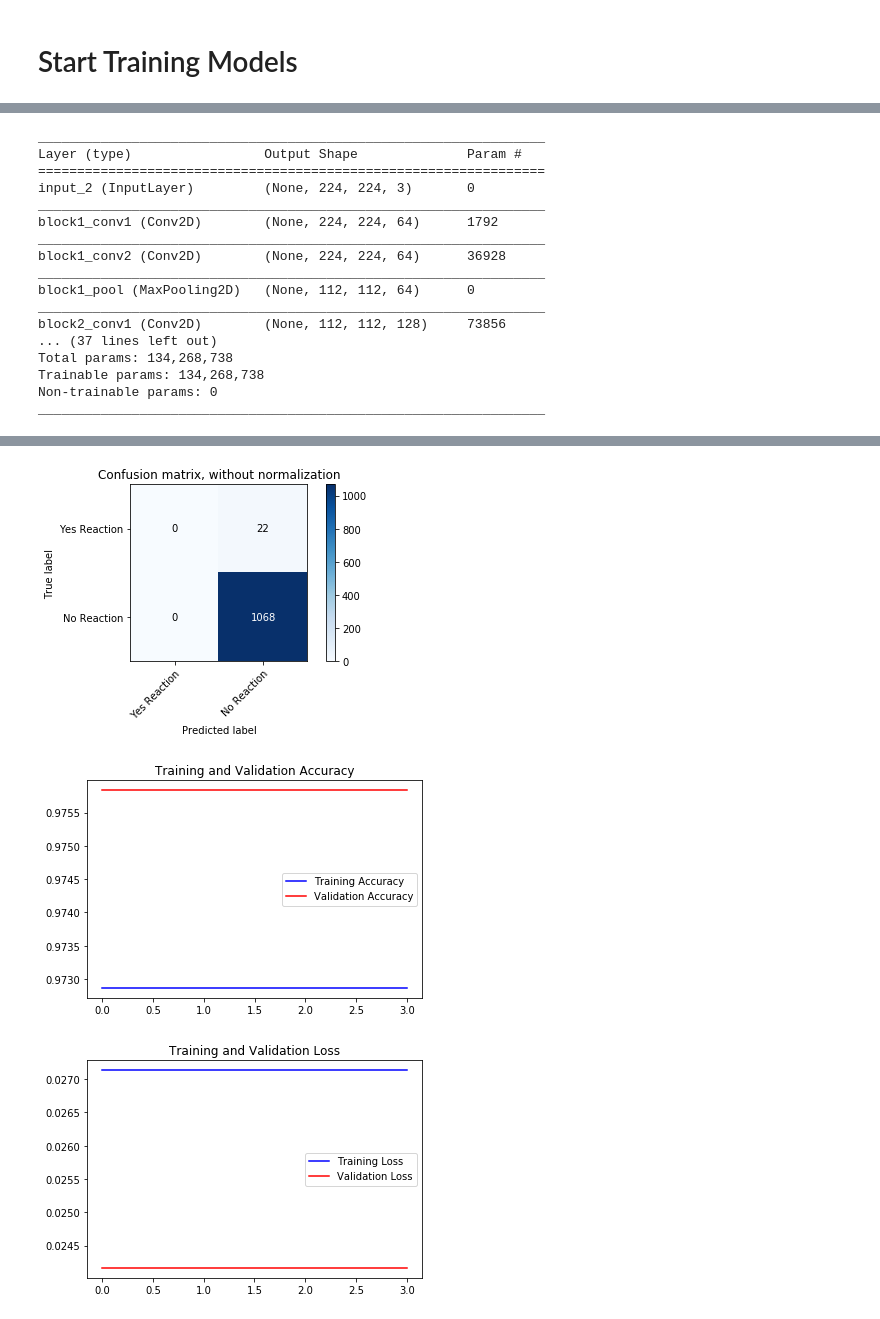
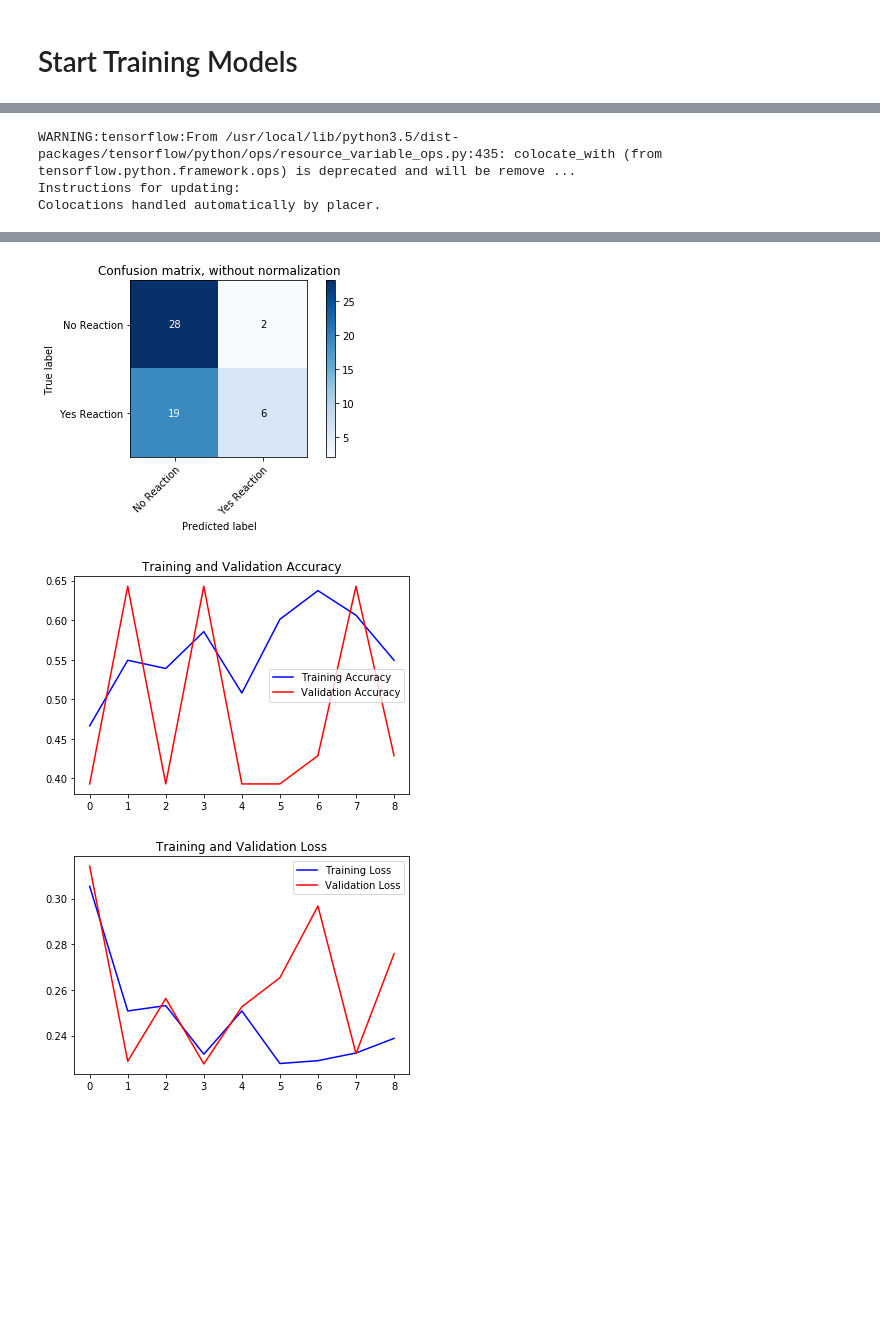
Before and after one commit to NanditaDamaraju/allergyDetection, a Jupyter notebook: ML Pipeline.ipynb, the cells around one changed output, grey strips where cells are left out. Drawn from its saved outputs; the diff is of its cells as text; code cells hidden in the pictures; blank space fills up the shorter version.

Commit message:
Balanced class distribution, running new models

```diff
--- a/ML Pipeline.ipynb
+++ b/ML Pipeline.ipynb
@@ -168,3 +211,13 @@ aug_labels = np.load('labels_np_array.npy')
+# %%
+# one how encode the labels for training
+num_labels = aug_labels.shape[0]
+one_hot_labels = np.zeros((num_labels,2))
+
+for i in range(num_labels):
+    if aug_labels[i] == 0:
+        one_hot_labels[i,:] = [1, 0]
+    else:
+        one_hot_labels[i,:] = [0, 1]
 # %%
 # Split into training, validation, and test sets
 # Note: We have to switch the order of the dimensions of the images so scikit can split it properly
@@ -172,7 +225,7 @@ aug_labels = np.load('labels_np_array.npy')
 # Note: This will automatically shuffle the data before splitting it
 # Here we are splitting 70% for training and 20% for testing and 10% for validation
 # We have to use train_test_split twice in order to trick it into splitting off a validation set, too
-imgs_train, imgs_test, labels_train, labels_test = train_test_split(np.rollaxis(aug_imgs, 3), aug_labels, test_size=0.30)
+imgs_train, imgs_test, labels_train, labels_test = train_test_split(np.rollaxis(aug_imgs, 3), one_hot_labels, test_size=0.30)
 imgs_test, imgs_val, labels_test, labels_val = train_test_split(imgs_test, labels_test, test_size=0.33)
 # %%
 # We can check that this worked by checking the size of everything
@@ -190,7 +247,6 @@ from tensorflow.keras.callbacks import EarlyStopping
 # %%
 # since we will be testing many models, let's create a function to train, evaluate, and save statistics about each model
 # my_model: the keras model to train
-# num_train_layers: the number of final layers to freeze in the network
 def train_model(my_model):
 
     # compile the model
@@ -199,7 +255,7 @@ def train_model(my_model):
         metrics=['acc'])
 
     # create keras callbacks
-    es = EarlyStopping(monitor='val_loss', patience=2)
+    es = EarlyStopping(monitor='val_loss', patience=5)
 
     # train the model
     history = my_model.fit(
@@ -213,7 +269,7 @@ def train_model(my_model):
 
     # calculate confusion matrix
     predictions = my_model.predict(imgs_test)
-    plot_confusion_matrix(my_model, labels_test.argmax(axis=1), predictions.argmax(axis=1), ['Yes Reaction', 'No Reaction'])
+    plot_confusion_matrix(my_model, labels_test.argmax(axis=1), predictions.argmax(axis=1), ['No Reaction', 'Yes Reaction'])
 
     # save training statistics
     acc = history.history['acc']
@@ -239,8 +295,6 @@ def train_model(my_model):
     plt.legend()
     plt.savefig(my_model.name + '_loss.png')
 
-    # Evaluate the model
-
     # Save the model
     my_model.save(my_model.name + '.h5')
 # %%
@@ -300,27 +354,26 @@ def plot_confusion_matrix(model, y_true, y_pred, classes, normalize=False, title
     return ax
 
     np.set_printoptions(precision=2)
-# %%
-vgg16_model = VGG16(weights=None, input_shape=((img_w, img_h, img_ch)), classes=2)
-vgg16_model.summary() # let's look at the layers inside this model
-# %% [output]
-_________________________________________________________________
-Layer (type)                 Output Shape              Param #
-=================================================================
-input_2 (InputLayer)         (None, 224, 224, 3)       0
-_________________________________________________________________
-block1_conv1 (Conv2D)        (None, 224, 224, 64)      1792
-_________________________________________________________________
-block1_conv2 (Conv2D)        (None, 224, 224, 64)      36928
-_________________________________________________________________
-block1_pool (MaxPooling2D)   (None, 112, 112, 64)      0
-_________________________________________________________________
-block2_conv1 (Conv2D)        (None, 112, 112, 128)     73856
-... (37 lines left out)
-Total params: 134,268,738
-Trainable params: 134,268,738
-Non-trainable params: 0
-_________________________________________________________________
+# %%
+# create the base pre-trained model
+pretrained_model = VGG16(weights='imagenet', include_top=False)
+
+# add a global spatial average pooling layer
+x = pretrained_model.output
+x = GlobalAveragePooling2D()(x)
+x = Dense(1024, activation='relu')(x)
+predictions = Dense(2, activation='softmax')(x)
+
+# this is the model we will train
+custom_model = Model(inputs=pretrained_model.input, outputs=predictions)
+
+# freeze the layers that came in the pre-trained model
+for layer in pretrained_model.layers:
+    layer.trainable = False
+# %% [output]
+WARNING:tensorflow:From /usr/local/lib/python3.5/dist-packages/tensorflow/python/ops/resource_variable_ops.py:435: colocate_with (from tensorflow.python.framework.ops) is deprecated and will be remove ...
+Instructions for updating:
+Colocations handled automatically by placer.
 # %%
-train_model(vgg16_model)
+train_model(custom_model)
 # %% [output]
@@ -339,3 +397,3 @@ Confusion matrix, without normalization
-[figure, old version]
+[figure, new version]
-[figure, old version]
+[figure, new version]
-[figure, old version]
+[figure, new version]
```
Also changed, not shown: parts of 15 cells of this notebook.
